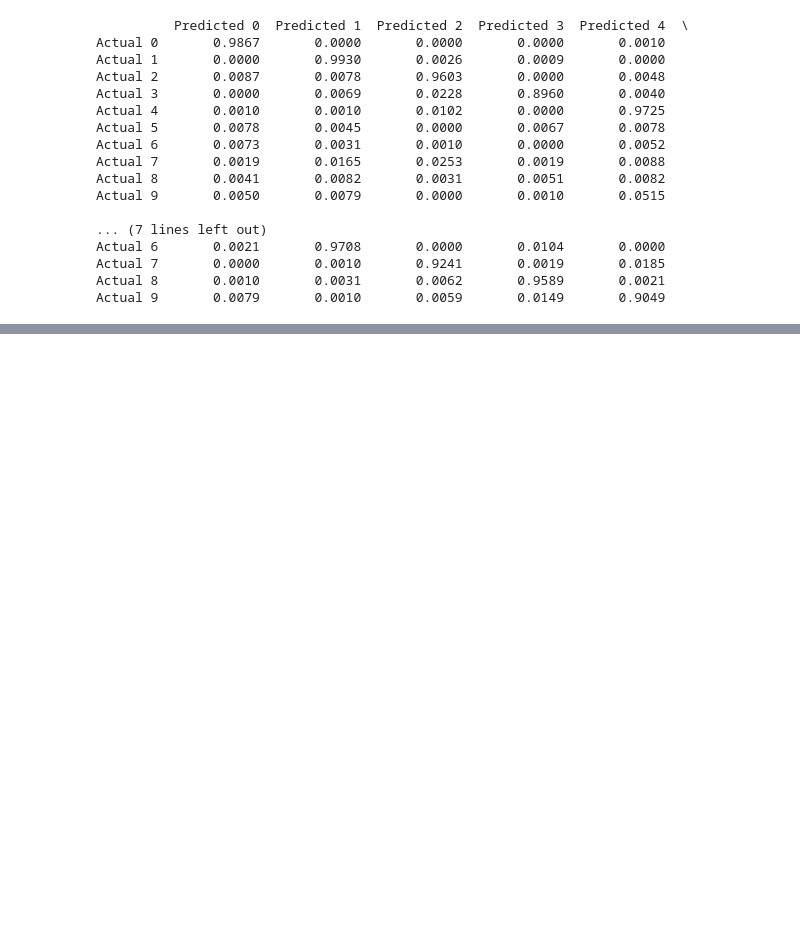
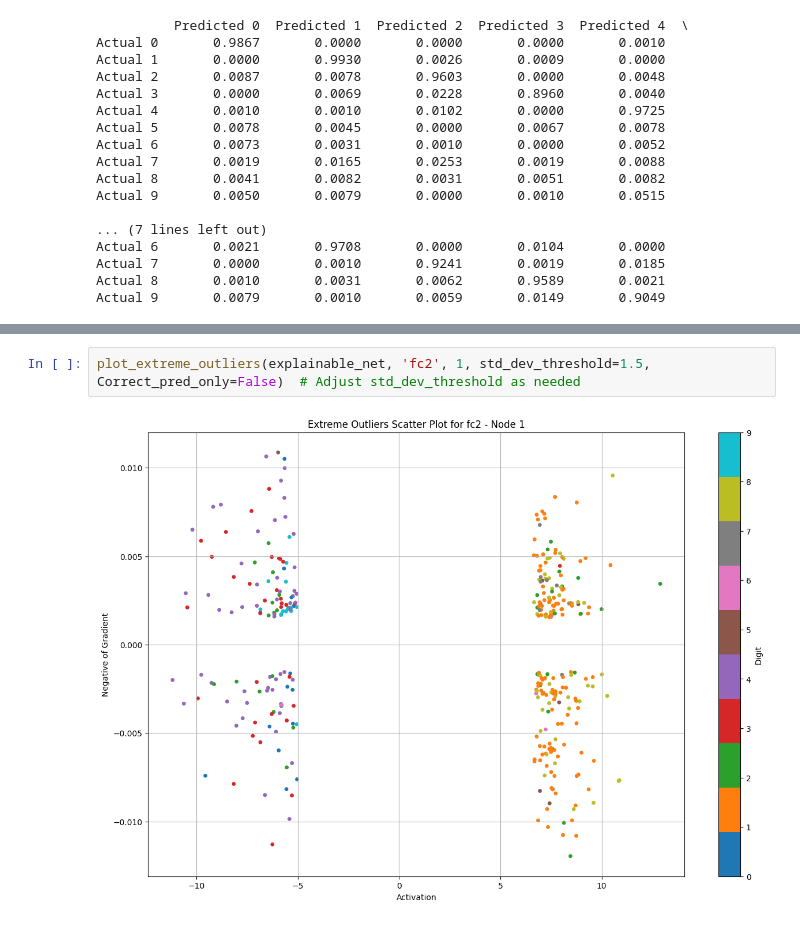
Before and after one commit to benrichards4376/Explanatory-Neural-Networks, a Jupyter notebook: MNIST_explained.ipynb, the cells around one changed output, grey strips where cells are left out. Saved outputs shown, nothing was run; the diff lists cells and outputs as text; blank space fills up the shorter version.

```diff
--- a/MNIST_explained.ipynb
+++ b/MNIST_explained.ipynb
@@ -901,0 +512,4 @@ plot_extreme_outliers(explainable_net, 'fc3', 3, std_dev_threshold=1, Correct_pr
+# %%
+plot_extreme_outliers(explainable_net, 'fc2', 1, std_dev_threshold=1.5, Correct_pred_only=False)  # Adjust std_dev_threshold as needed
+# %% [output]
+[figure, added]
```
Also changed, not shown: parts of 28 cells of this notebook.
